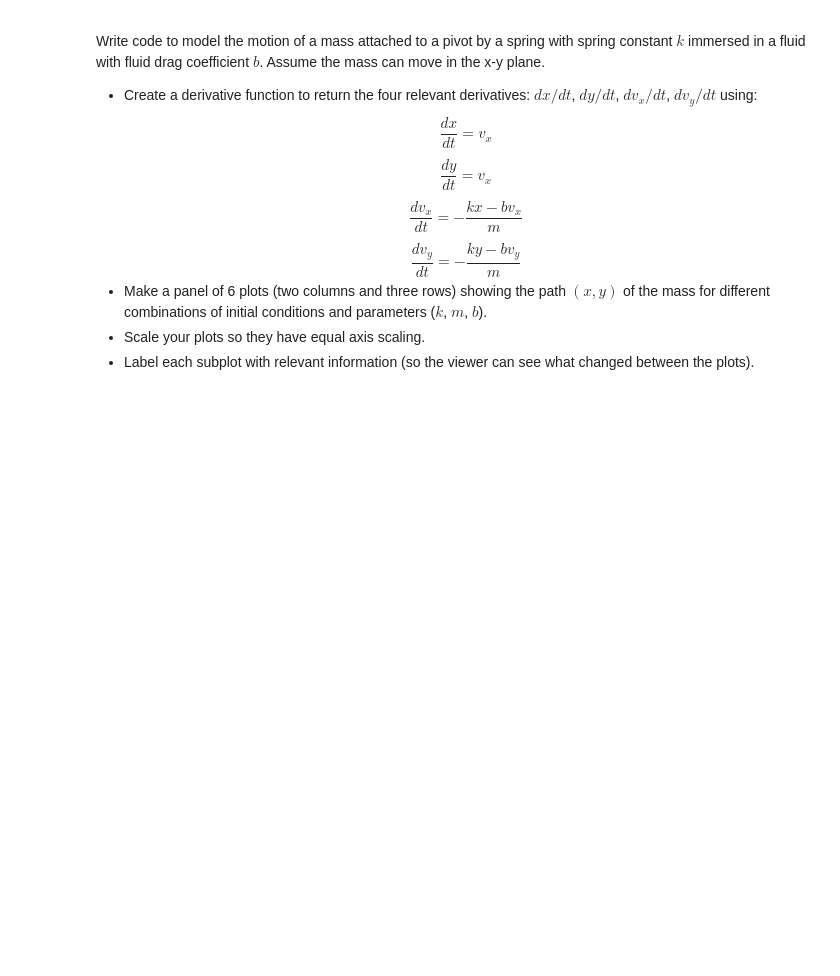
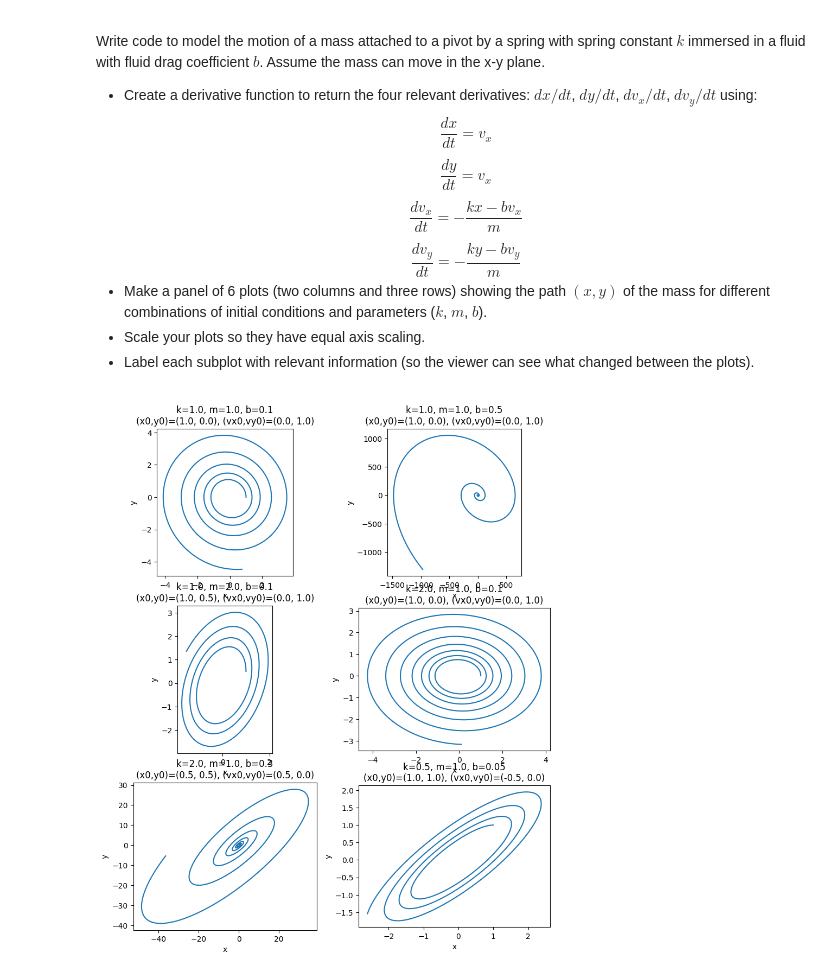
Before and after one commit to QuinnNovak/Computational-Physics, a Jupyter notebook: ode/ode_2_v2.ipynb, the cells around one changed output. Cells and saved outputs as stored; diff of their text form; code cells hidden in the pictures; blank space fills up the shorter version.

```diff
--- a/ode/ode_2_v2.ipynb
+++ b/ode/ode_2_v2.ipynb
@@ -259,0 +333,59 @@ $$\frac{dv_y}{dt} = -\frac{ky-bv_y}{m} $$
+# %%
+import numpy as np
+import matplotlib.pyplot as plt
+from scipy.integrate import solve_ivp
+
+def spring_mass_2d(t, state, k, m, b):
+    """
+    state = [x, y, vx, vy]
+    """
+    x, y, vx, vy = state
+
+    dxdt = vx
+    dydt = vy
+    dvxdt = -(k * x - b * vx) / m
+    dvydt = -(k * y - b * vy) / m
+
+    return [dxdt, dydt, dvxdt, dvydt]
+
+
+cases = [
+    # (k, m, b, [x0, y0, vx0, vy0])
+    (1.0, 1.0, 0.1, [1.0, 0.0, 0.0, 1.0]),
+    (1.0, 1.0, 0.5, [1.0, 0.0, 0.0, 1.0]),
+    (1.0, 2.0, 0.1, [1.0, 0.5, 0.0, 1.0]),
+    (2.0, 1.0, 0.1, [1.0, 0.0, 0.0, 1.0]),
+    (2.0, 1.0, 0.3, [0.5, 0.5, 0.5, 0.0]),
+    (0.5, 1.0, 0.05, [1.0, 1.0, -0.5, 0.0]),
+]
+
+t_span = (0, 30.0)
+t_eval = np.linspace(t_span[0], t_span[1], 3000)
+
+fig, axes = plt.subplots(3, 2, figsize=(10, 12))
+axes = axes.ravel()
+
+for ax, (k, m, b, y0) in zip(axes, cases):
+    sol = solve_ivp(
+        spring_mass_2d, t_span, y0,
+        t_eval=t_eval, args=(k, m, b), rtol=1e-8, atol=1e-8
+    )
+
+    x = sol.y[0]
+    y = sol.y[1]
+
+    ax.plot(x, y)
+    ax.set_xlabel("x")
+    ax.set_ylabel("y")
+    ax.set_aspect("equal", "box")
+
+
+    ax.set_title(
+        f"k={k}, m={m}, b={b}\n"
+        f"(x0,y0)=({y0[0]}, {y0[1]}), (vx0,vy0)=({y0[2]}, {y0[3]})"
+    )
+
+
+plt.show()
+# %% [output]
+[figure, added]
```
Also changed, not shown: parts of 3 cells of this notebook.
